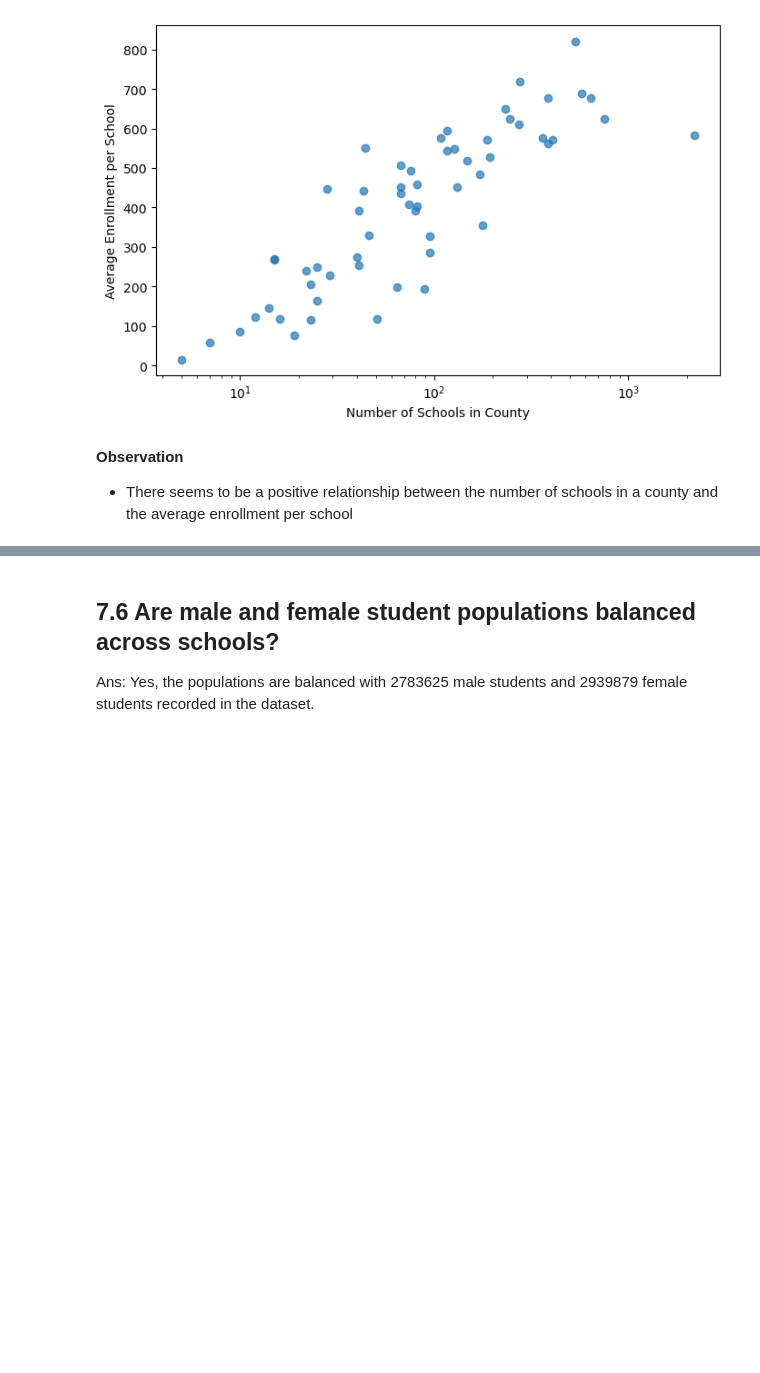
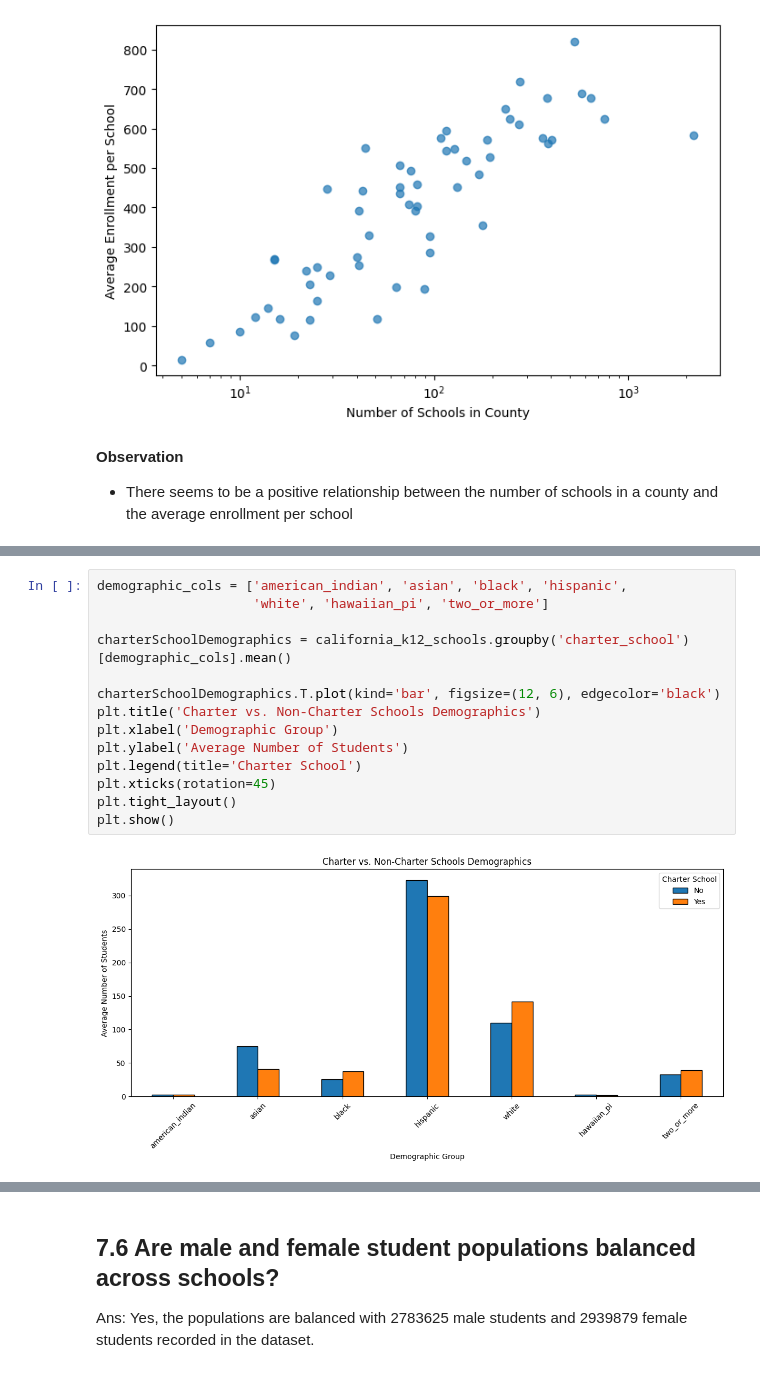
Before and after one commit to rodney-hong/eds-6340-project, a Jupyter notebook: Team 4_Midterm Project.ipynb, the cells around one changed output, grey strips where cells are left out. Drawn from its saved outputs; the diff is of its cells as text; blank space fills up the shorter version.

```diff
--- a/Team 4_Midterm Project.ipynb
+++ b/Team 4_Midterm Project.ipynb
@@ -1805,0 +1850,16 @@ plt.show()
+# %%
+demographic_cols = ['american_indian', 'asian', 'black', 'hispanic',
+                    'white', 'hawaiian_pi', 'two_or_more']
+
+charterSchoolDemographics = california_k12_schools.groupby('charter_school')[demographic_cols].mean()
+
+charterSchoolDemographics.T.plot(kind='bar', figsize=(12, 6), edgecolor='black')
+plt.title('Charter vs. Non-Charter Schools Demographics')
+plt.xlabel('Demographic Group')
+plt.ylabel('Average Number of Students')
+plt.legend(title='Charter School')
+plt.xticks(rotation=45)
+plt.tight_layout()
+plt.show()
+# %% [output]
+[figure, added]
```
Also changed, not shown: parts of 56 cells of this notebook.
